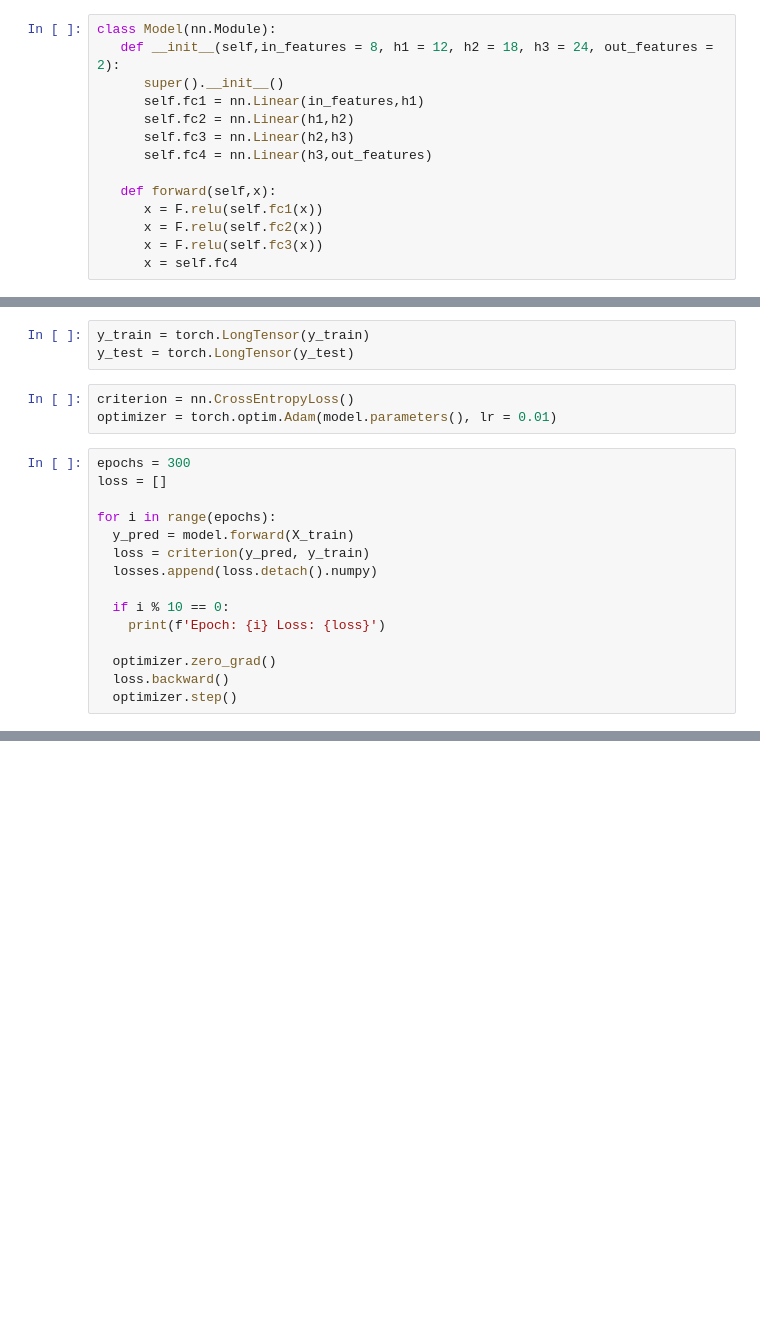
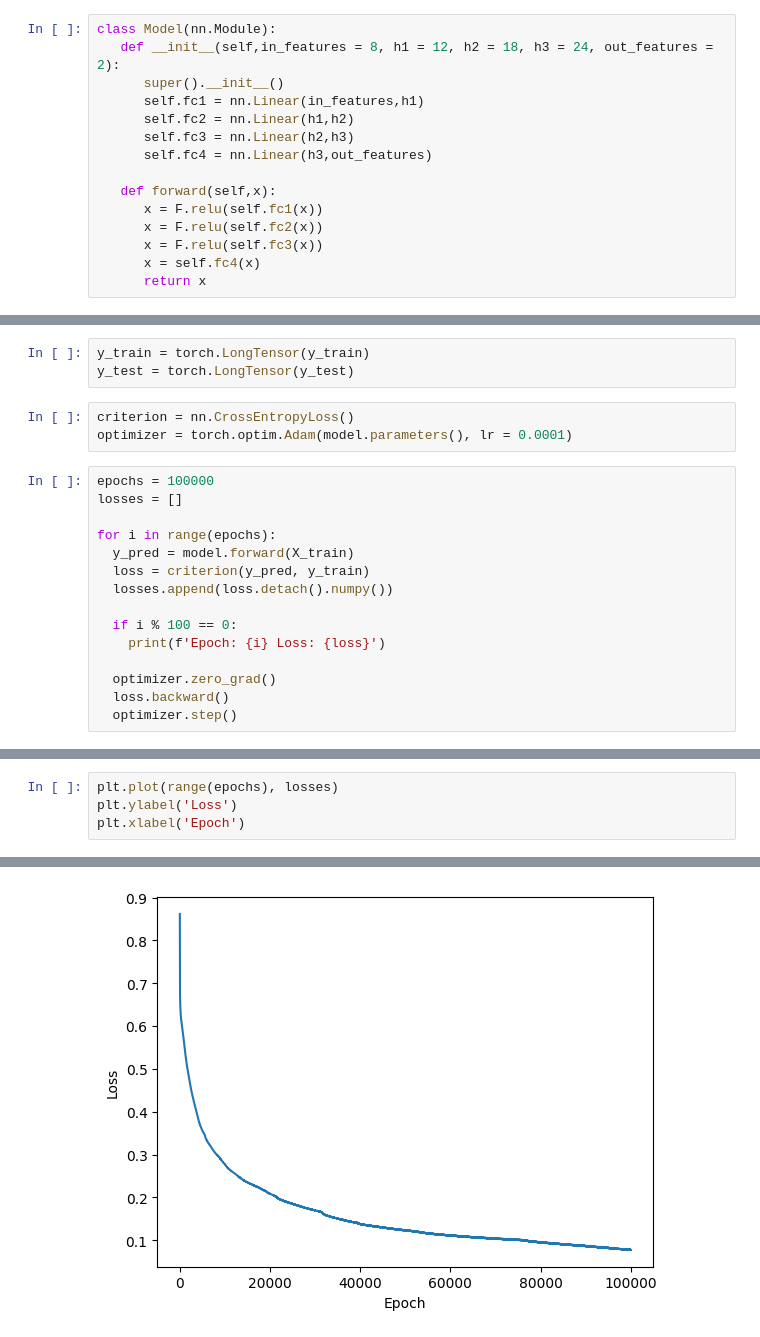
Before and after one commit to Rustydinoco/ML_Learning, a Jupyter notebook: Diabetest_Neural_Network.ipynb, the cells around one changed output, grey strips where cells are left out. Saved outputs shown, nothing was run; the diff lists cells and outputs as text; blank space fills up the shorter version.

```diff
--- a/Diabetest_Neural_Network.ipynb
+++ b/Diabetest_Neural_Network.ipynb
@@ -17,7 +17,8 @@ class Model(nn.Module):
       x = F.relu(self.fc1(x))
       x = F.relu(self.fc2(x))
       x = F.relu(self.fc3(x))
-      x = self.fc4
+      x = self.fc4(x)
+      return x
 # %%
 torch.manual_seed(41)
 
@@ -60,17 +61,17 @@ y_train = torch.LongTensor(y_train)
 y_test = torch.LongTensor(y_test)
 # %%
 criterion = nn.CrossEntropyLoss()
-optimizer = torch.optim.Adam(model.parameters(), lr = 0.01)
+optimizer = torch.optim.Adam(model.parameters(), lr = 0.0001)
 # %%
-epochs = 300
-loss = []
+epochs = 100000
+losses = []
 
 for i in range(epochs):
   y_pred = model.forward(X_train)
   loss = criterion(y_pred, y_train)
-  losses.append(loss.detach().numpy)
+  losses.append(loss.detach().numpy())
 
-  if i % 10 == 0:
+  if i % 100 == 0:
     print(f'Epoch: {i} Loss: {loss}')
 
   optimizer.zero_grad()
@@ -80,0 +98,5 @@ TypeError: cross_entropy_loss(): argument 'input' (position 1) must be Tensor, n
+# %%
+plt.plot(range(epochs), losses)
+plt.ylabel('Loss')
+plt.xlabel('Epoch')
+# %% [output]
@@ -80,0 +104 @@ TypeError: cross_entropy_loss(): argument 'input' (position 1) must be Tensor, n
+[figure, added]
```
Also changed, not shown: parts of 5 cells of this notebook.
